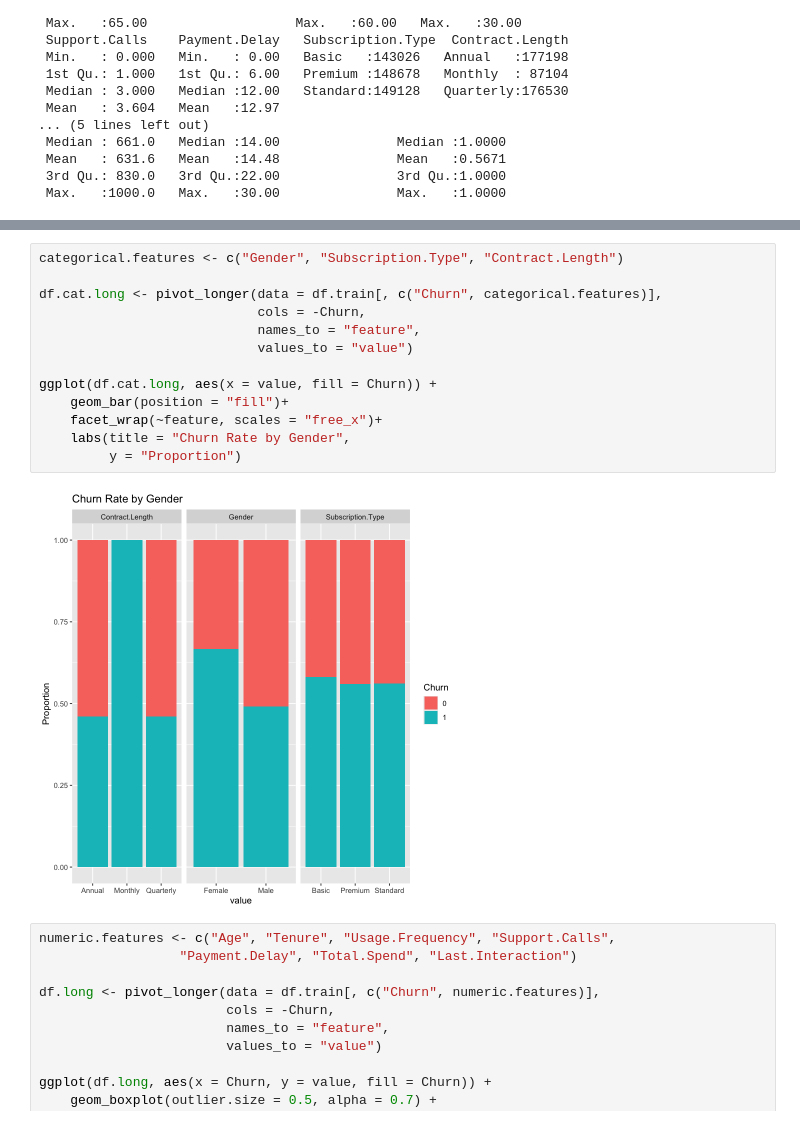
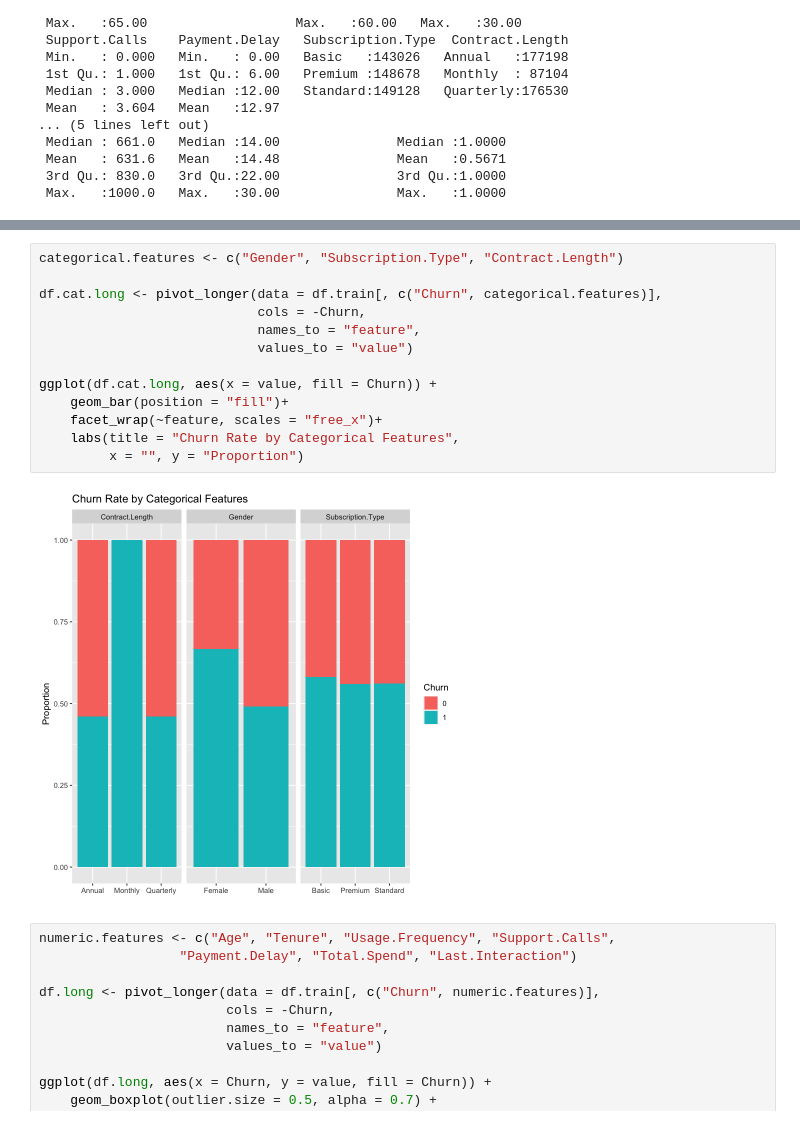
Before and after one commit to ShengPeiWilliam/telecom-churn-ml, a Jupyter notebook: code/churn_analysis.ipynb, the cells around one changed output, grey strips where cells are left out. Cells and saved outputs as stored; diff of their text form.

```diff
--- a/code/churn_analysis.ipynb
+++ b/code/churn_analysis.ipynb
@@ -96,18 +99,18 @@ summary(df.train)
 # %%
 categorical.features <- c("Gender", "Subscription.Type", "Contract.Length")
 
 df.cat.long <- pivot_longer(data = df.train[, c("Churn", categorical.features)],
                             cols = -Churn,
                             names_to = "feature",
                             values_to = "value")
 
 ggplot(df.cat.long, aes(x = value, fill = Churn)) +
     geom_bar(position = "fill")+
     facet_wrap(~feature, scales = "free_x")+
-    labs(title = "Churn Rate by Gender",
-         y = "Proportion")
+    labs(title = "Churn Rate by Categorical Features",
+         x = "", y = "Proportion")
 # %% [output]
-[figure, old version]
+[figure, new version]
 # %%
 numeric.features <- c("Age", "Tenure", "Usage.Frequency", "Support.Calls",
                   "Payment.Delay", "Total.Spend", "Last.Interaction")
```
Also changed, not shown: parts of 20 cells of this notebook, 2 other files.
